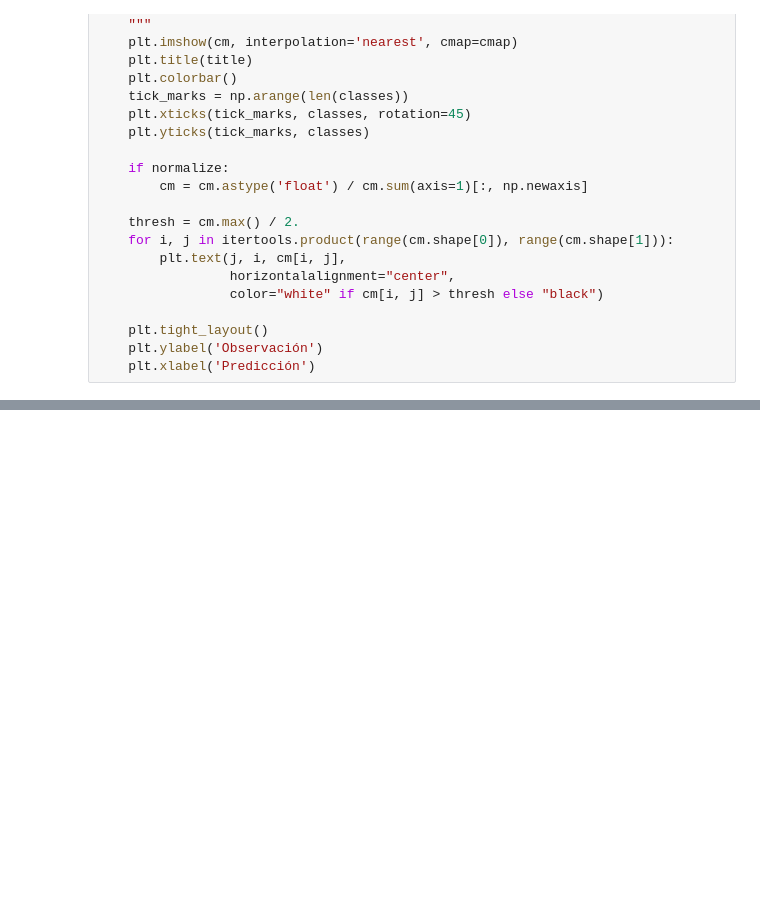
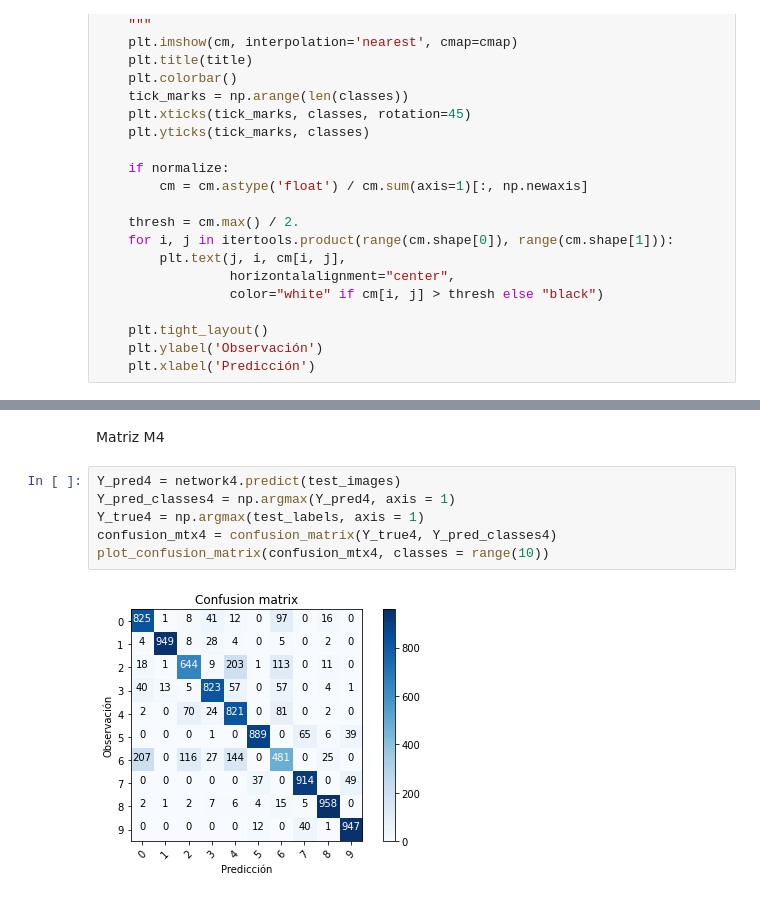
Before and after one commit to anamunoz01/AA_PRACTICA1_GRUPO_10, a Jupyter notebook: Practica1.ipynb, the cells around one changed output, grey strips where cells are left out. Drawn from its saved outputs; the diff is of its cells as text; blank space fills up the shorter version.

```diff
--- a/Practica1.ipynb
+++ b/Practica1.ipynb
@@ -520,0 +623,10 @@ plot_confusion_matrix(confusion_mtx, classes = range(10))
+# %% [markdown]
+Matriz M4
+# %%
+Y_pred4 = network4.predict(test_images)
+Y_pred_classes4 = np.argmax(Y_pred4, axis = 1)
+Y_true4 = np.argmax(test_labels, axis = 1)
+confusion_mtx4 = confusion_matrix(Y_true4, Y_pred_classes4)
+plot_confusion_matrix(confusion_mtx4, classes = range(10))
+# %% [output]
+[figure, added]
```
Also changed, not shown: parts of 32 cells of this notebook.
